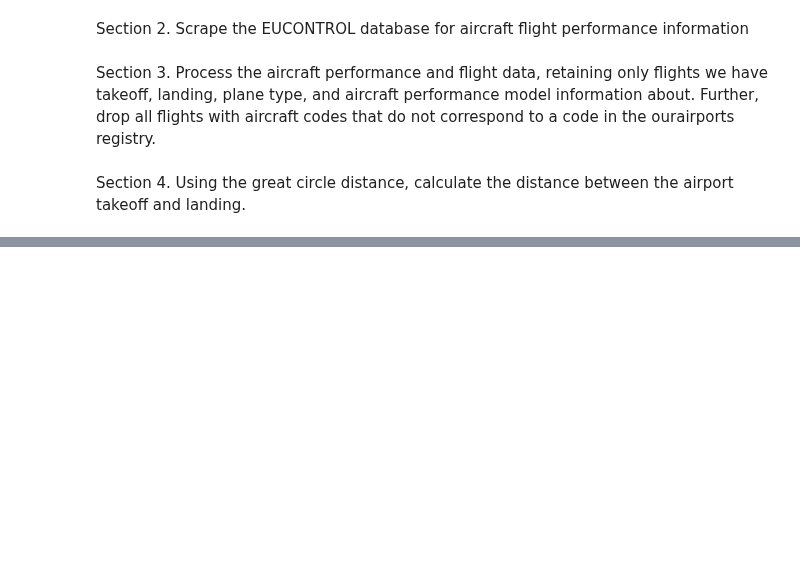
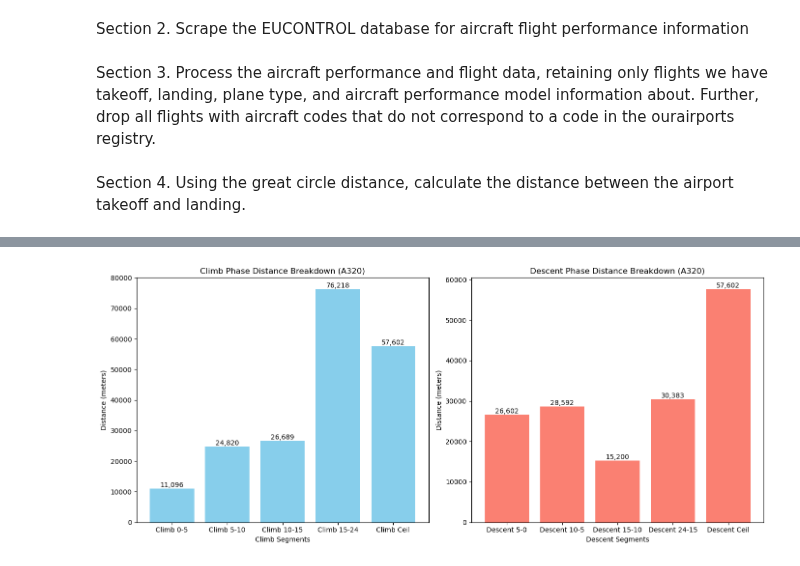
Before and after one commit to Centre-for-Atmospheric-Science-Cam-Chem/ConflictTrails, a Jupyter notebook: driver.ipynb, the cells around one changed output, grey strips where cells are left out. Drawn from its saved outputs; the diff is of its cells as text; code cells hidden in the pictures; blank space fills up the shorter version.

```diff
--- a/driver.ipynb
+++ b/driver.ipynb
@@ -368,0 +334,50 @@ per_mod_matched_dbug = match_engine_to_emissions_db(performance_models_debug, en
+# %%
+
+
+# Breakdown of distances for each segment
+
+# For Climb Phase
+climb_keys = ['s_climb_0_5', 's_climb_5_10', 's_climb_10_15', 's_climb_15_24', 's_climb_ceil']
+climb_distances = []
+for key in climb_keys:
+    value = flightpath['climb'].get(key, np.array([0]))
+    # value is expected to be a numpy array; extract its first element if so
+    if isinstance(value, np.ndarray):
+        climb_distances.append(value[0])
+    else:
+        climb_distances.append(value)
+
+# For Descent Phase
+descent_keys = ['s_descent_5_0', 's_descent_10_5', 's_descent_15_10', 's_descent_24_15', 's_descent_ceil']
+descent_distances = []
+for key in descent_keys:
+    value = flightpath['descent'].get(key, np.array([0]))
+    if isinstance(value, np.ndarray):
+        descent_distances.append(value[0])
+    else:
+        descent_distances.append(value)
+
+plt.figure(figsize=(14, 6))
+
+# Climb segments chart
+plt.subplot(1, 2, 1)
+bars_climb = plt.bar(climb_labels, climb_distances, color='skyblue')
+plt.xlabel('Climb Segments')
+plt.ylabel('Distance (meters)')
+plt.title(f'Climb Phase Distance Breakdown ({aircraft_typecode})')
+for bar, d in zip(bars_climb, climb_distances):
+    plt.text(bar.get_x() + bar.get_width()/2, bar.get_height(), f'{d:,.0f}', ha='center', va='bottom')
+
+# Descent segments chart
+plt.subplot(1, 2, 2)
+bars_descent = plt.bar(descent_labels, descent_distances, color='salmon')
+plt.xlabel('Descent Segments')
+plt.ylabel('Distance (meters)')
+plt.title(f'Descent Phase Distance Breakdown ({aircraft_typecode})')
+for bar, d in zip(bars_descent, descent_distances):
+    plt.text(bar.get_x() + bar.get_width()/2, bar.get_height(), f'{d:,.0f}', ha='center', va='bottom')
+
+plt.tight_layout()
+plt.show()
+# %% [output]
+[figure, added]
```
Also changed, not shown: parts of 30 cells of this notebook, 3 other files.
